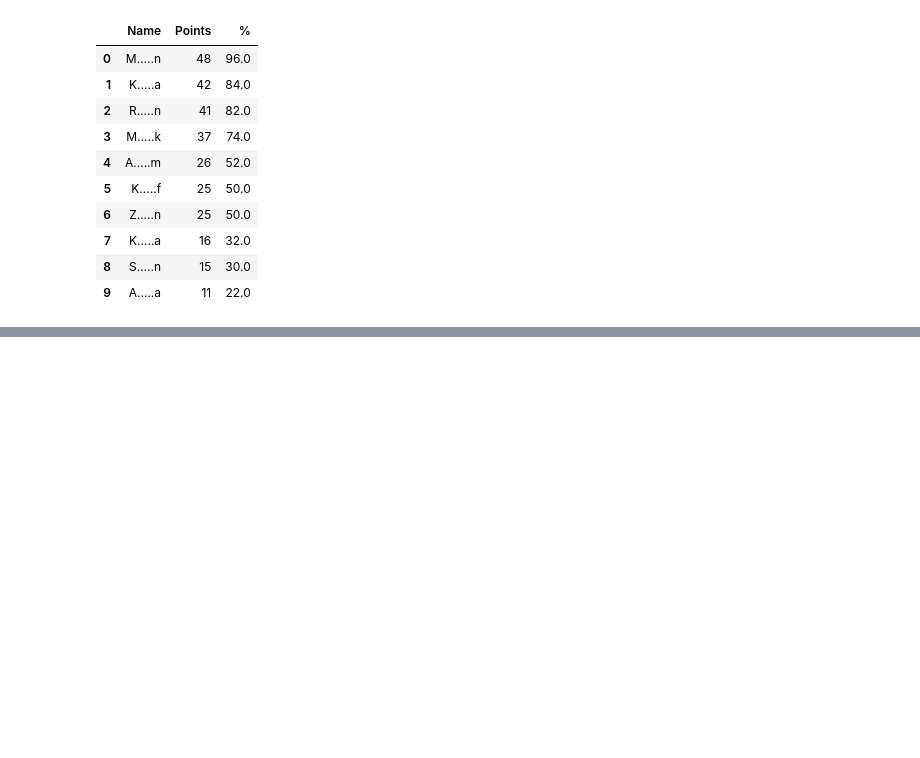
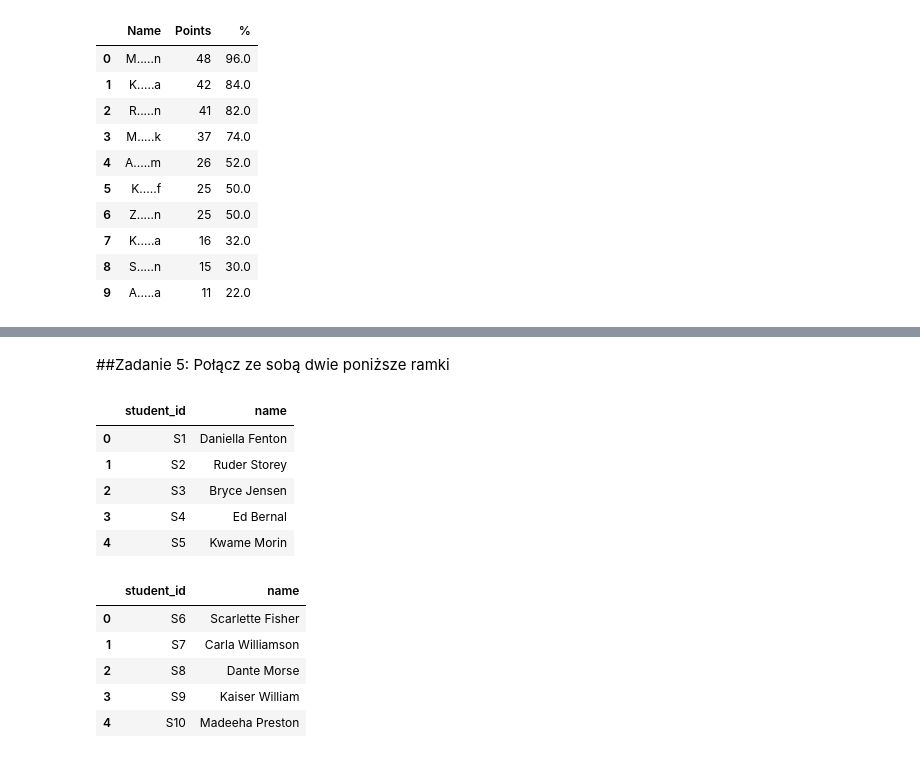
Before and after one commit to PiotrWNowak/SDA_zadania, a Jupyter notebook: Zadania_SDA_Marcin_Powalacz.ipynb, the cells around one changed output, grey strips where cells are left out. Cells and saved outputs as stored; diff of their text form; code cells hidden in the pictures; blank space fills up the shorter version.

```diff
--- a/Zadania_SDA_Marcin_Powalacz.ipynb
+++ b/Zadania_SDA_Marcin_Powalacz.ipynb
@@ -156,0 +160,3 @@ fatal: not a git repository (or any of the parent directories): .git
+# %% [markdown]
+##Zadanie 5:
+Połącz ze sobą dwie poniższe ramki
@@ -156,0 +171,17 @@ fatal: not a git repository (or any of the parent directories): .git
+# %%
+display(student_data1)
+print()
+display(student_data2)
+# %% [output]
+|  | student_id | name |
+| 0 | S1 | Daniella Fenton |
+| 1 | S2 | Ruder Storey |
+| 2 | S3 | Bryce Jensen |
+| 3 | S4 | Ed Bernal |
+| 4 | S5 | Kwame Morin |
+|  | student_id | name |
+| 0 | S6 | Scarlette Fisher |
+| 1 | S7 | Carla Williamson |
+| 2 | S8 | Dante Morse |
+| 3 | S9 | Kaiser William |
+| 4 | S10 | Madeeha Preston |
```
Also changed, not shown: parts of 8 cells of this notebook.
